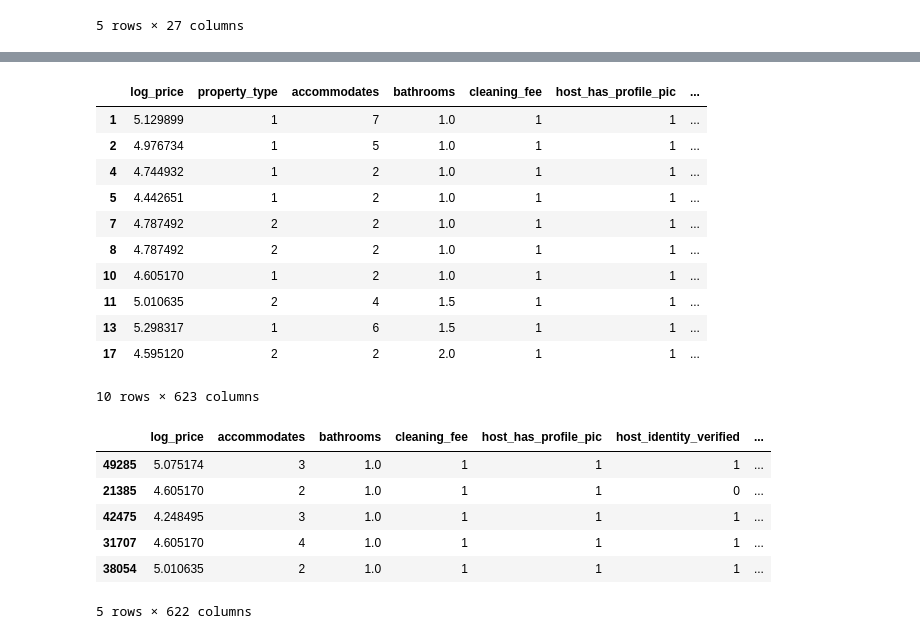
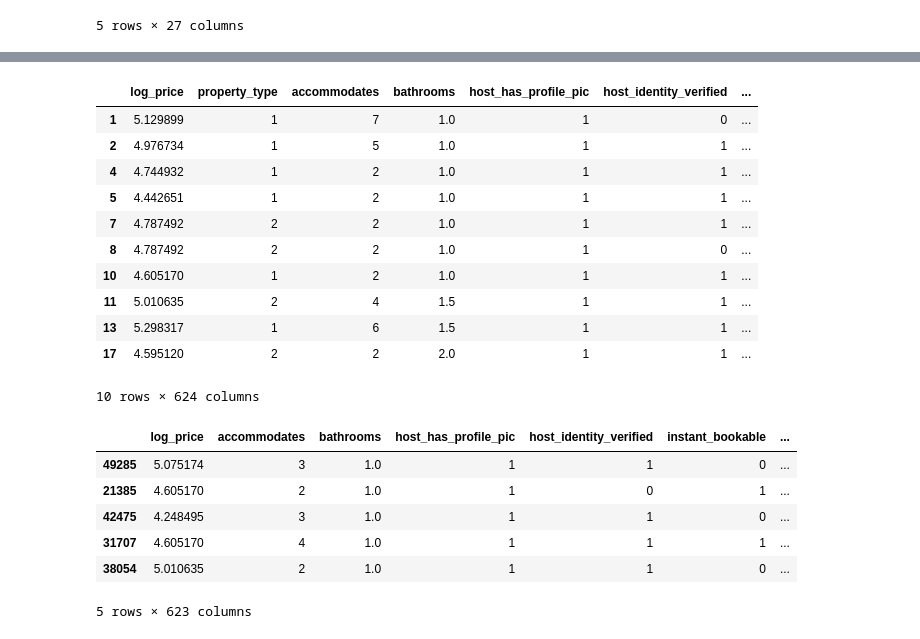
Before and after one commit to allenmiller17/SMU_7331_ML1_Project_1, a Jupyter notebook: Mini_Project Ana.ipynb, the cells around one changed output, grey strips where cells are left out. Drawn from its saved outputs; the diff is of its cells as text; code cells hidden in the pictures.

```diff
--- a/Mini_Project Ana.ipynb
+++ b/Mini_Project Ana.ipynb
@@ -134,22 +108,22 @@ dtype: int64
 # %%
 
 
-#oneHotCols=["room_type","bed_type","property_type","neighbourhood","city","cancellation_policy","cleaning_fee"]
-oneHotCols=["room_type","bed_type","city","cancellation_policy","region","neighbourhood"]
+oneHotCols=["room_type","bed_type","neighbourhood","city","cancellation_policy","cleaning_fee","region"]
+#oneHotCols=["room_type","bed_type","city","cancellation_policy","region","neighbourhood"]
 #pdata.drop(['description','neighbourhood','host_response_rate','first_review','host_since','last_review','zipcode','id','latitude','longitude'], axis=1, inplace=True)
 pdata.drop(['description','host_response_rate','first_review','host_since','last_review','zipcode','id','latitude','longitude'], axis=1, inplace=True)
 pdata=pd.get_dummies(pdata, columns=oneHotCols)
 pdata.head(10)
 # %% [output]
-|  | log_price | property_type | accommodates | bathrooms | cleaning_fee | host_has_profile_pic | ... |
-| 1 | 5.129899 | 1 | 7 | 1.0 | 1 | 1 | ... |
+|  | log_price | property_type | accommodates | bathrooms | host_has_profile_pic | host_identity_verified | ... |
+| 1 | 5.129899 | 1 | 7 | 1.0 | 1 | 0 | ... |
 | 2 | 4.976734 | 1 | 5 | 1.0 | 1 | 1 | ... |
 | 4 | 4.744932 | 1 | 2 | 1.0 | 1 | 1 | ... |
 | 5 | 4.442651 | 1 | 2 | 1.0 | 1 | 1 | ... |
 | 7 | 4.787492 | 2 | 2 | 1.0 | 1 | 1 | ... |
-| 8 | 4.787492 | 2 | 2 | 1.0 | 1 | 1 | ... |
+| 8 | 4.787492 | 2 | 2 | 1.0 | 1 | 0 | ... |
 | 10 | 4.605170 | 1 | 2 | 1.0 | 1 | 1 | ... |
 | 11 | 5.010635 | 2 | 4 | 1.5 | 1 | 1 | ... |
 | 13 | 5.298317 | 1 | 6 | 1.5 | 1 | 1 | ... |
 | 17 | 4.595120 | 2 | 2 | 2.0 | 1 | 1 | ... |
-10 rows × 623 columns
+10 rows × 624 columns
@@ -162,10 +138,10 @@ x_train, x_test, y_train, y_test = train_test_split(X, Y, test_size=0.3, random_
 
 x_train.head()
 # %% [output]
-|  | log_price | accommodates | bathrooms | cleaning_fee | host_has_profile_pic | host_identity_verified | ... |
-| 49285 | 5.075174 | 3 | 1.0 | 1 | 1 | 1 | ... |
-| 21385 | 4.605170 | 2 | 1.0 | 1 | 1 | 0 | ... |
-| 42475 | 4.248495 | 3 | 1.0 | 1 | 1 | 1 | ... |
+|  | log_price | accommodates | bathrooms | host_has_profile_pic | host_identity_verified | instant_bookable | ... |
+| 49285 | 5.075174 | 3 | 1.0 | 1 | 1 | 0 | ... |
+| 21385 | 4.605170 | 2 | 1.0 | 1 | 0 | 1 | ... |
+| 42475 | 4.248495 | 3 | 1.0 | 1 | 1 | 0 | ... |
 | 31707 | 4.605170 | 4 | 1.0 | 1 | 1 | 1 | ... |
-| 38054 | 5.010635 | 2 | 1.0 | 1 | 1 | 1 | ... |
+| 38054 | 5.010635 | 2 | 1.0 | 1 | 1 | 0 | ... |
-5 rows × 622 columns
+5 rows × 623 columns
```
Also changed, not shown: parts of 15 cells of this notebook.
